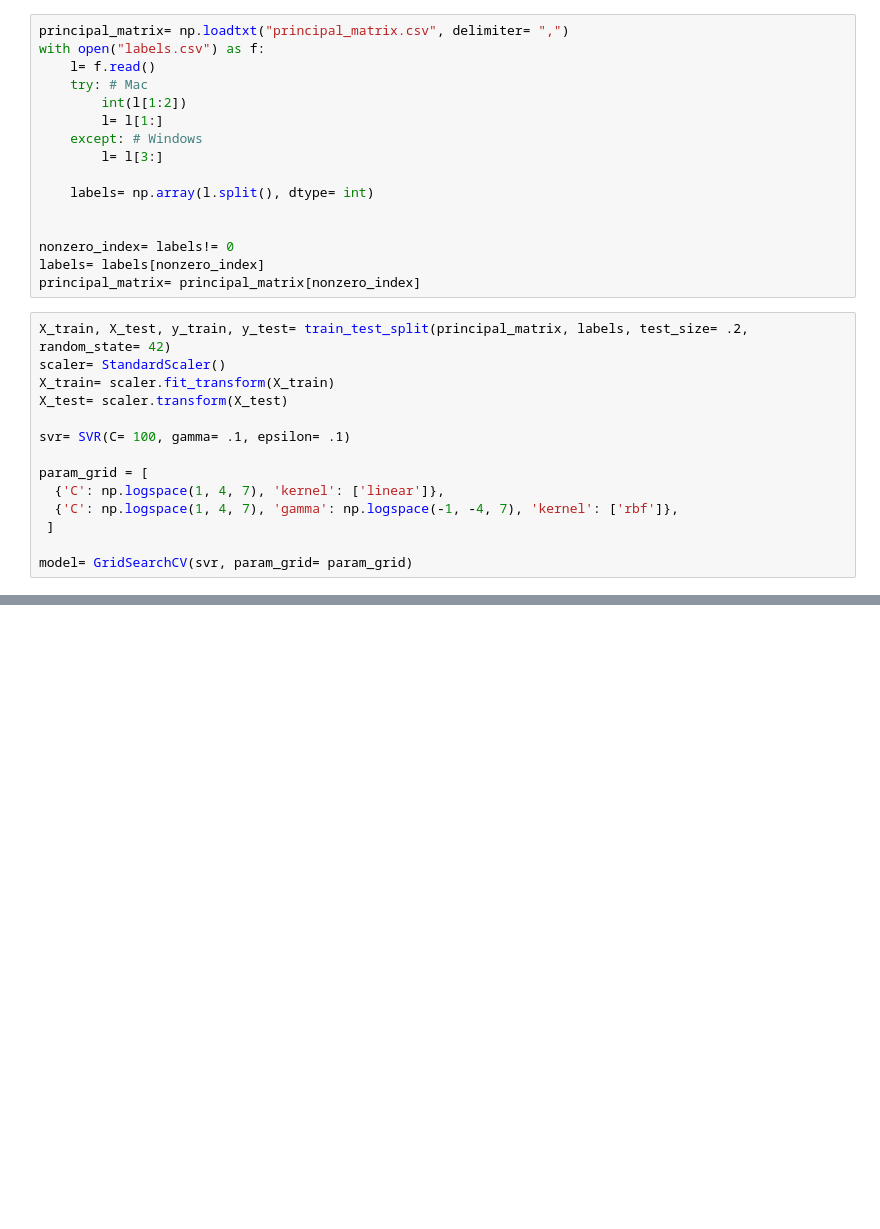
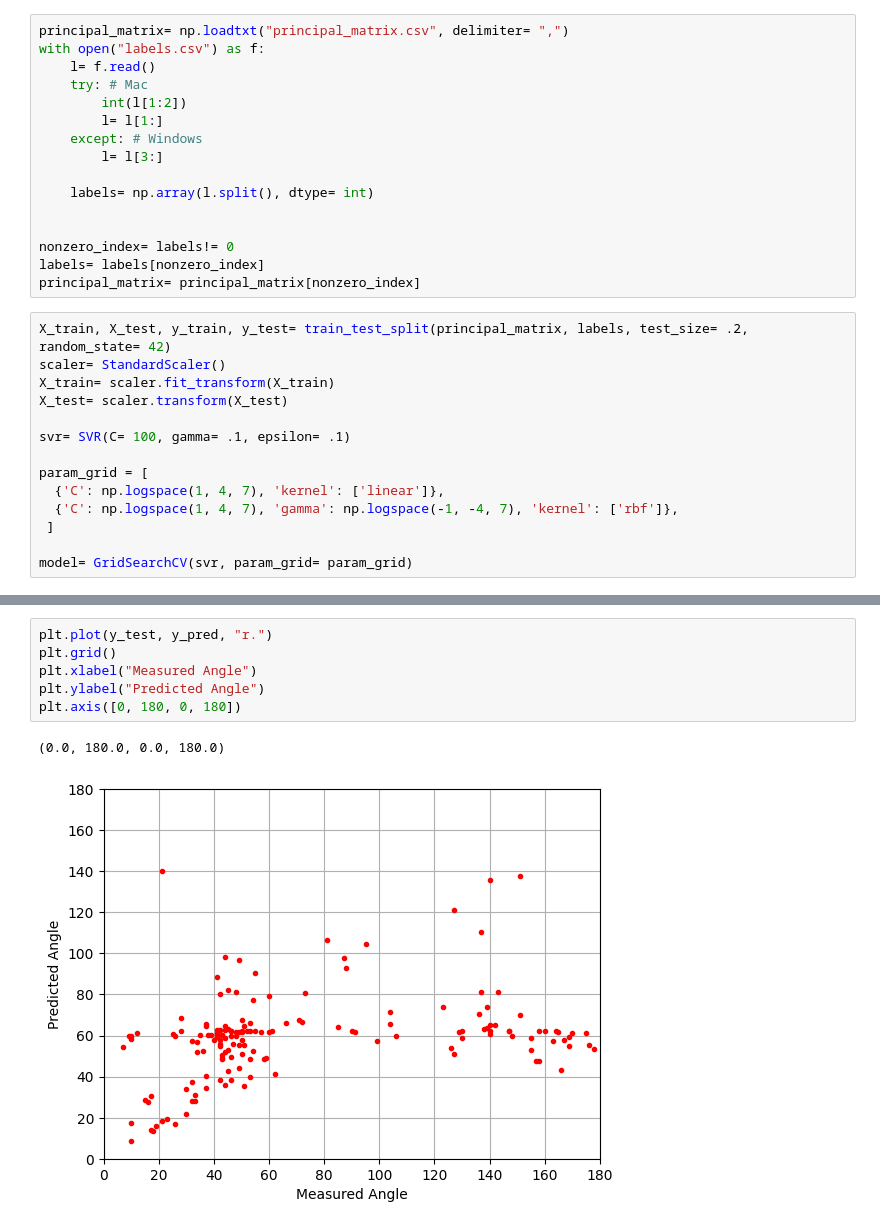
Before and after one commit to hkc5/fiber-prediction, a Jupyter notebook: SVR.ipynb, the cells around one changed output, grey strips where cells are left out. Drawn from its saved outputs; the diff is of its cells as text; blank space fills up the shorter version.

```diff
--- a/SVR.ipynb
+++ b/SVR.ipynb
@@ -63,0 +57,9 @@ array([   10.        ,    31.6227766 ,   100.        ,   316.22776602,
+# %%
+plt.plot(y_test, y_pred, "r.")
+plt.grid()
+plt.xlabel("Measured Angle")
+plt.ylabel("Predicted Angle")
+plt.axis([0, 180, 0, 180])
+# %% [output]
+(0.0, 180.0, 0.0, 180.0)
+[figure, added]
```
Also changed, not shown: parts of 4 cells of this notebook, 2 other files.
